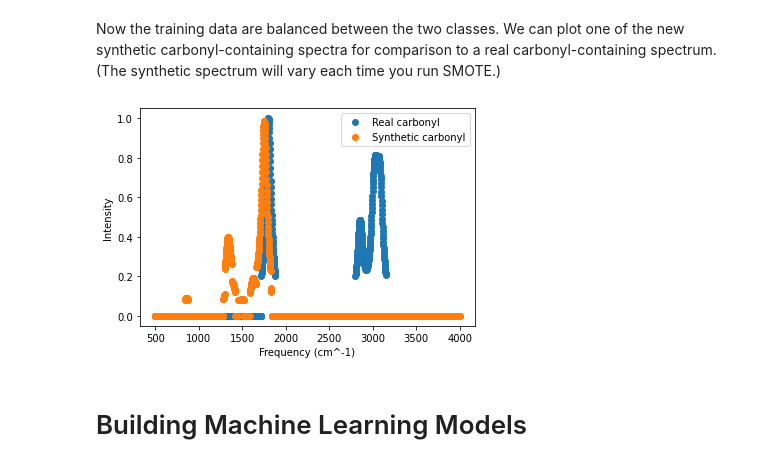
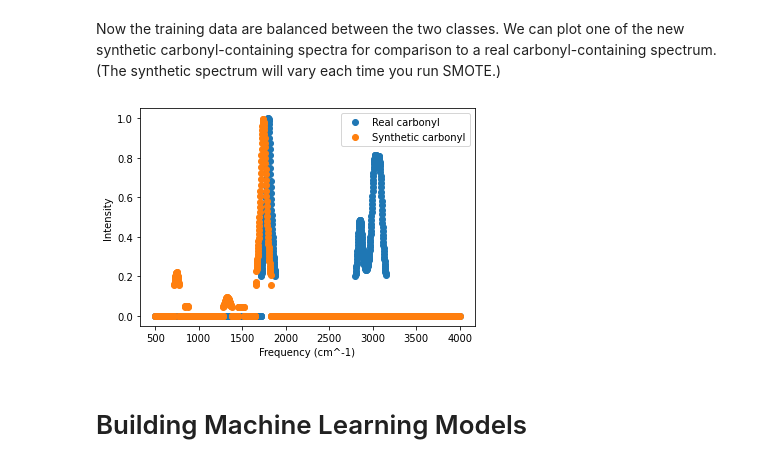
Before and after one commit to elizabeththrall/MLforPChem, a Jupyter notebook: MLforvibspectroscopy/Carbonyl_Binary_Classification.ipynb, the cells around one changed output. Drawn from its saved outputs; the diff is of its cells as text; code cells hidden in the pictures.

```diff
--- a/MLforvibspectroscopy/Carbonyl_Binary_Classification.ipynb
+++ b/MLforvibspectroscopy/Carbonyl_Binary_Classification.ipynb
@@ -291,8 +284,8 @@ Let's see how the intensities changed after applying the threshold:
 idx_hasCarbonyl=1
 idx_notCarbonyl=0
 # get the data for the two molecules
-hasCarbonyl=af_train.set_index('name').iloc[idx_hasCarbonyl,3:] # picked
-notCarbonyl=af_train.set_index('name').iloc[idx_notCarbonyl,3:] # picked
+hasCarbonyl=train.set_index('name').iloc[idx_hasCarbonyl,3:] # picked
+notCarbonyl=train.set_index('name').iloc[idx_notCarbonyl,3:] # picked
 # plot the spectra
 fig = go.Figure()
 fig.add_trace(go.Scatter(x=hasCarbonyl.index, y=hasCarbonyl, name=hasCarbonyl.name,mode='markers'))
@@ -323,14 +316,14 @@ def splitXY(dataframe,start_X=3,end_X=None,start_Y=2,end_Y=3):
   X=X.values
   Y=dataframe.iloc[:,start_Y:end_Y]
   # since current Y is a dataframe structure, we use ".value" to only get values
-  Y=Y.values
-   # this makes sure all the labels are integers
+  Y=Y.values.ravel()
+  # this makes sure all the labels are integers
   Y=Y.astype(float).astype(int)
   return X,Y
 # %%
 # now apply the function to the normalized and thresholded train and test data
-X,Y=splitXY(af_train)
-X_test,Y_test=splitXY(af_test)
+X,Y=splitXY(train)
+X_test,Y_test=splitXY(test)
 # %% [markdown]
 ## Data Balancing
 # %% [markdown]
@@ -376,23 +370,23 @@ plt.show()
 # %% [markdown]
 Now the training data are balanced between the two classes. We can plot one of the new synthetic carbonyl-containing spectra for comparison to a real carbonyl-containing spectrum. (The synthetic spectrum will vary each time you run SMOTE.)
 # %%
-# index values of a real and synthetic carbonyl
-idx_realCarbonyl=1
-idx_synCarbonyl=3591
+# index values of a real and synthetic carbonyl (you can change these values to see other spectra)
+idx_realCarbonyl=1 # this selects the molecule in row 1 of the training data (hexanal)
+idx_synCarbonyl=len(train) # this selects the first synthetic carbonyl spectrum
 # get the data for the two molecules
-spectrum_realCarbonyl=X[1,:]
-spectrum_synCarbonyl=X[3591,:]
+spectrum_realCarbonyl=X[idx_realCarbonyl,:]
+spectrum_synCarbonyl=X[idx_synCarbonyl,:]
 # get the frequencies for plotting
 frequencies=range(500,4002,2)
 # generate the plot
 plt.plot(frequencies,spectrum_realCarbonyl,"o",label="Real carbonyl")
 plt.plot(frequencies,spectrum_synCarbonyl,"o",label="Synthetic carbonyl")
 plt.legend(loc="upper right")
 plt.xlabel("Frequency (cm^-1)")
 plt.ylabel("Intensity")
 plt.show()
 # %% [output]
-[figure, old version]
+[figure, new version]
 # %% [markdown]
 # Building Machine Learning Models
 # %% [markdown]
```
Also changed, not shown: parts of 19 cells of this notebook.
